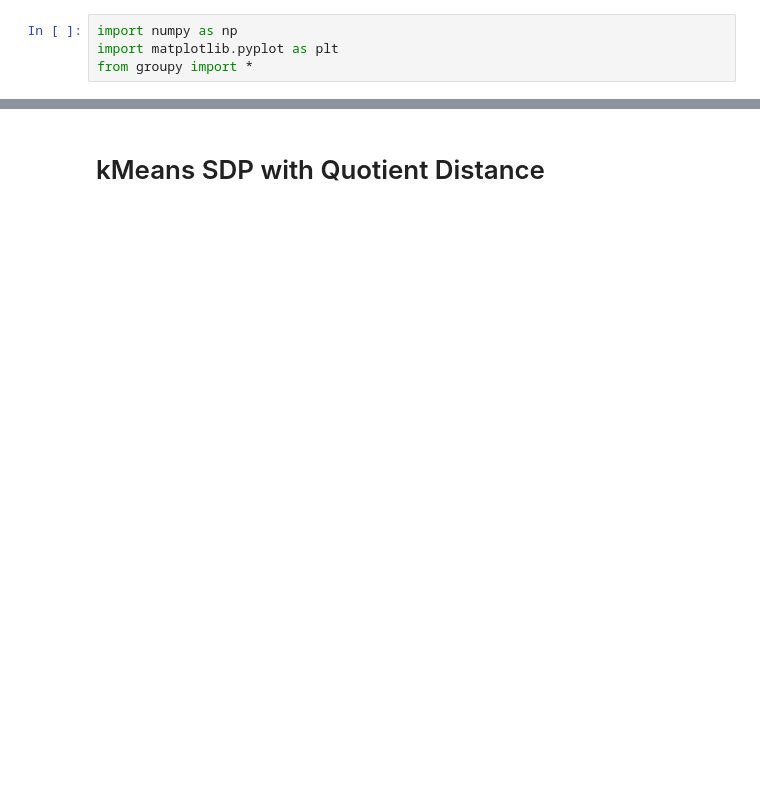
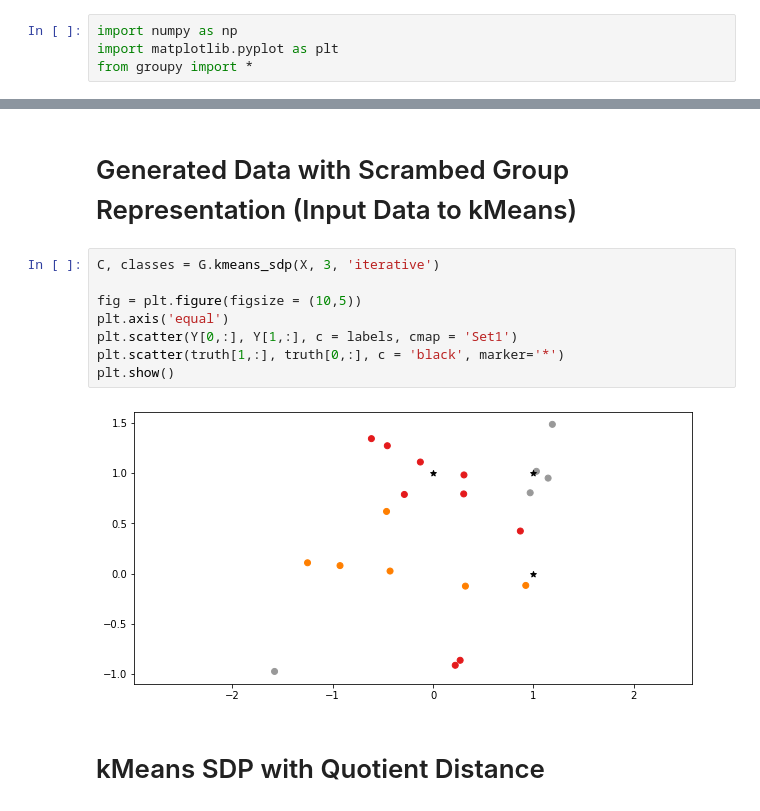
Before and after one commit to willeyna/FrechetMeans, a Jupyter notebook: kFrechetMeans.ipynb, the cells around one changed output, grey strips where cells are left out. Drawn from its saved outputs; the diff is of its cells as text; blank space fills up the shorter version.

```diff
--- a/kFrechetMeans.ipynb
+++ b/kFrechetMeans.ipynb
@@ -28,3 +62,15 @@ Y = G.randomize_reps(X)
+# %% [markdown]
+# Generated Data with Scrambed Group Representation (Input Data to kMeans)
+# %%
+C, classes = G.kmeans_sdp(X, 3, 'iterative')
+
+fig = plt.figure(figsize = (10,5))
+plt.axis('equal')
+plt.scatter(Y[0,:], Y[1,:], c = labels, cmap = 'Set1')
+plt.scatter(truth[1,:], truth[0,:], c = 'black', marker='*')
+plt.show()
+# %% [output]
+[figure, added]
 # %% [markdown]
 # kMeans SDP with Quotient Distance
 # %%
```
Also changed, not shown: parts of 9 cells of this notebook, 1 other file.
